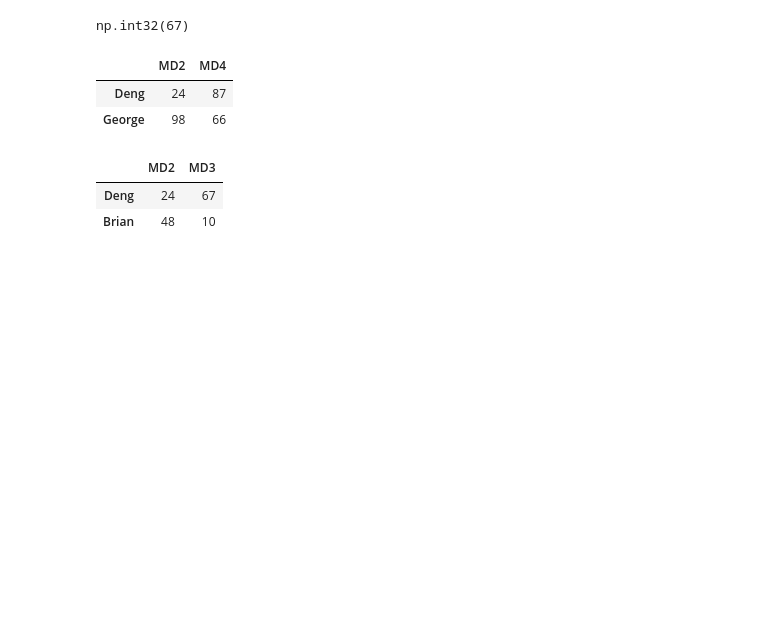
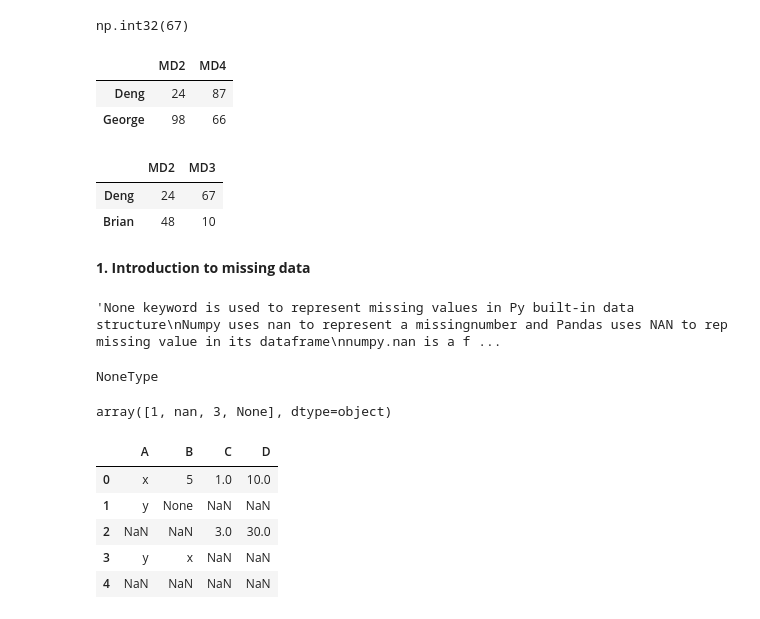
Before and after one commit to Perminus-Karuri/dataanalysis, a Jupyter notebook: pandas_dataframes.ipynb, the cells around one changed output. Cells and saved outputs as stored; diff of their text form; code cells hidden in the pictures; blank space fills up the shorter version.

Commit message:
handling missing data in a dataframe

```diff
--- a/pandas_dataframes.ipynb
+++ b/pandas_dataframes.ipynb
@@ -226,3 +226,37 @@ df.iloc[0:2, 1:3]
 |  | MD2 | MD3 |
 | Deng | 24 | 67 |
 | Brian | 48 | 10 |
+# %% [markdown]
+**1. Introduction to missing data**
+# %%
+'''None keyword is used to represent missing values in Py built-in data structure
+Numpy uses nan to represent a missingnumber and Pandas uses NAN to rep missing value in its dataframe
+numpy.nan is a floating representation of Not a Number which is of type float. However, None is of NoneType'''
+# %% [output]
+'None keyword is used to represent missing values in Py built-in data structure\nNumpy uses nan to represent a missingnumber and Pandas uses NAN to rep missing value in its dataframe\nnumpy.nan is a f ...
+# %%
+# type(np.nan)
+type(None)
+# %% [output]
+NoneType
+# %%
+# representing missing values in an array and a dataframe
+
+np.array([1, np.nan, 3, None])
+
+# object dtype in pandas or numpy is a text or mixed numeric or non-numeric values
+# %% [output]
+array([1, nan, 3, None], dtype=object)
+# %%
+df = pd.DataFrame({'A': ['x','y',np.nan,'y',np.nan],
+                  'B': [5, None,np.nan, 'x', np.nan],
+                  'C': [1, np.nan, 3, None, np.nan],
+                  'D': [10,np.nan, 30, np.nan, np.nan]})
+df
+# %% [output]
+|  | A | B | C | D |
+| 0 | x | 5 | 1.0 | 10.0 |
+| 1 | y | None | NaN | NaN |
+| 2 | NaN | NaN | 3.0 | 30.0 |
+| 3 | y | x | NaN | NaN |
+| 4 | NaN | NaN | NaN | NaN |
```
Also changed, not shown: parts of 22 cells of this notebook.
